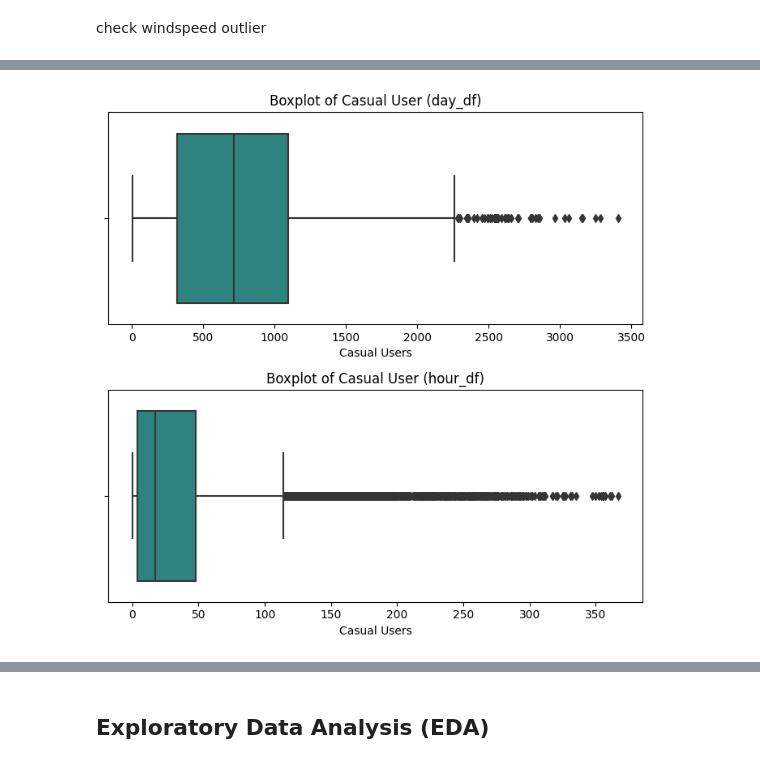
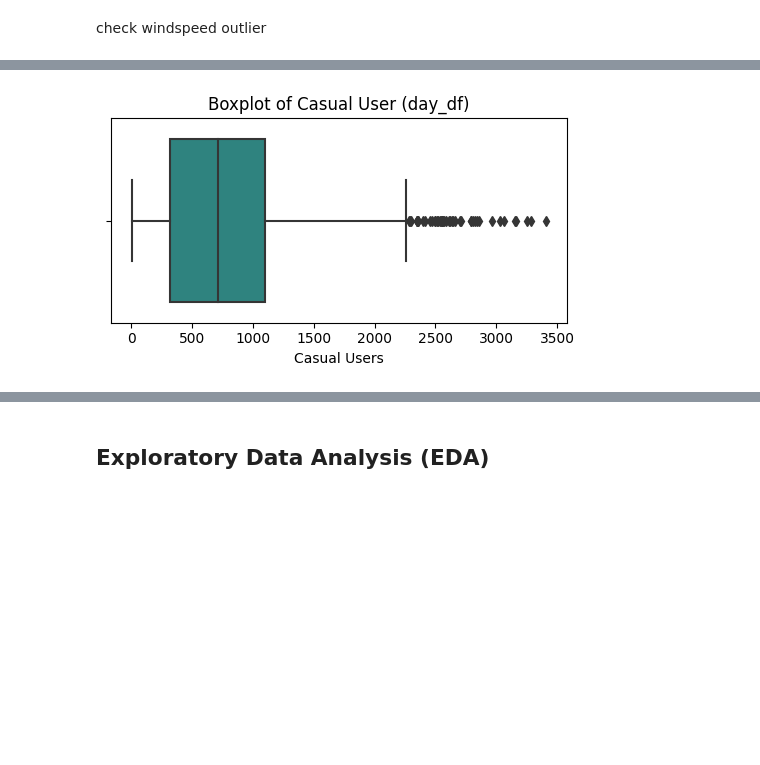
Before and after one commit to Maoelan/bike-sharing-data-analysis, a Jupyter notebook: Proyek_Analisis_Data.ipynb, the cells around one changed output, grey strips where cells are left out. Drawn from its saved outputs; the diff is of its cells as text; code cells hidden in the pictures; blank space fills up the shorter version.

```diff
--- a/Proyek_Analisis_Data.ipynb
+++ b/Proyek_Analisis_Data.ipynb
@@ -173,4 +74,6 @@ hour_df.describe()
 # %% [markdown]
 ### Cleaning Data
+# %%
+day_df['dteday'] = pd.to_datetime(day_df['dteday'])
 # %%
 day_df.drop_duplicates(inplace=True)
@@ -227,8 +111,7 @@ plt.show()
 # %%
-fig, axes = plt.subplots(2, 1, figsize=(7, 7))
-plot_boxplot(day_df, 'casual', 'Boxplot of Casual User (day_df)', 'Casual Users', axes[0])
-plot_boxplot(hour_df, 'casual', 'Boxplot of Casual User (hour_df)', 'Casual Users', axes[1])
+fig, ax = plt.subplots(figsize=(5, 3))
+plot_boxplot(day_df, 'casual', 'Boxplot of Casual User (day_df)', 'Casual Users', ax)
 plt.tight_layout()
 plt.show()
 # %% [output]
-[figure, old version]
+[figure, new version]
```
Also changed, not shown: parts of 33 cells of this notebook.
